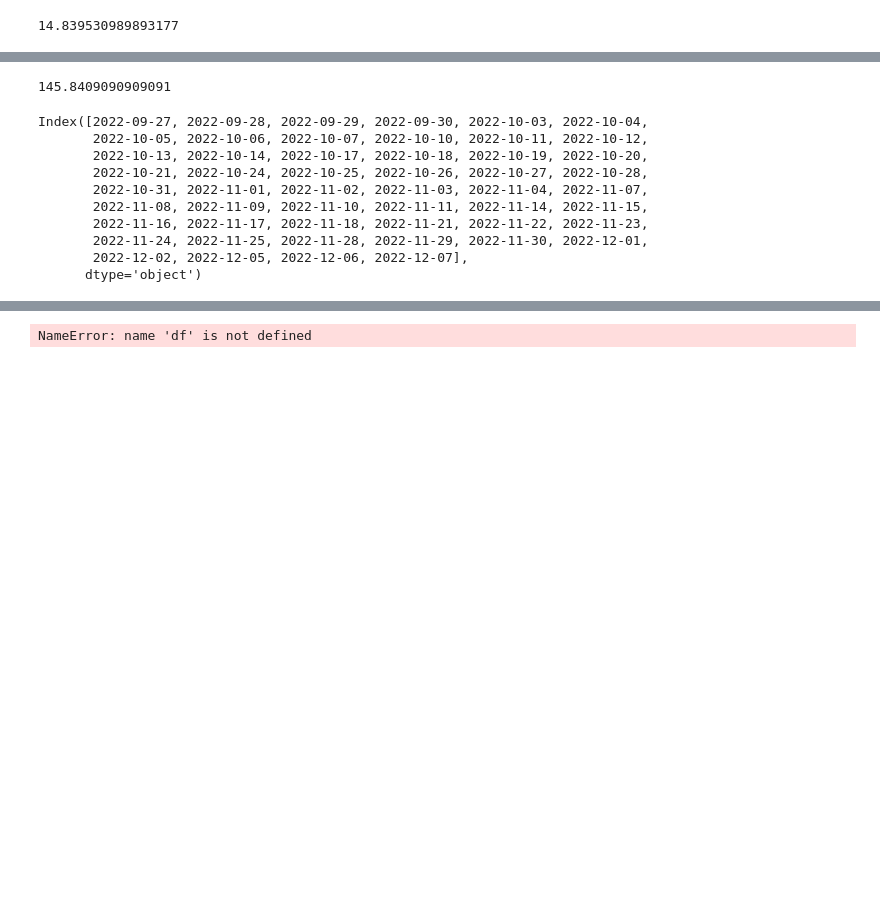
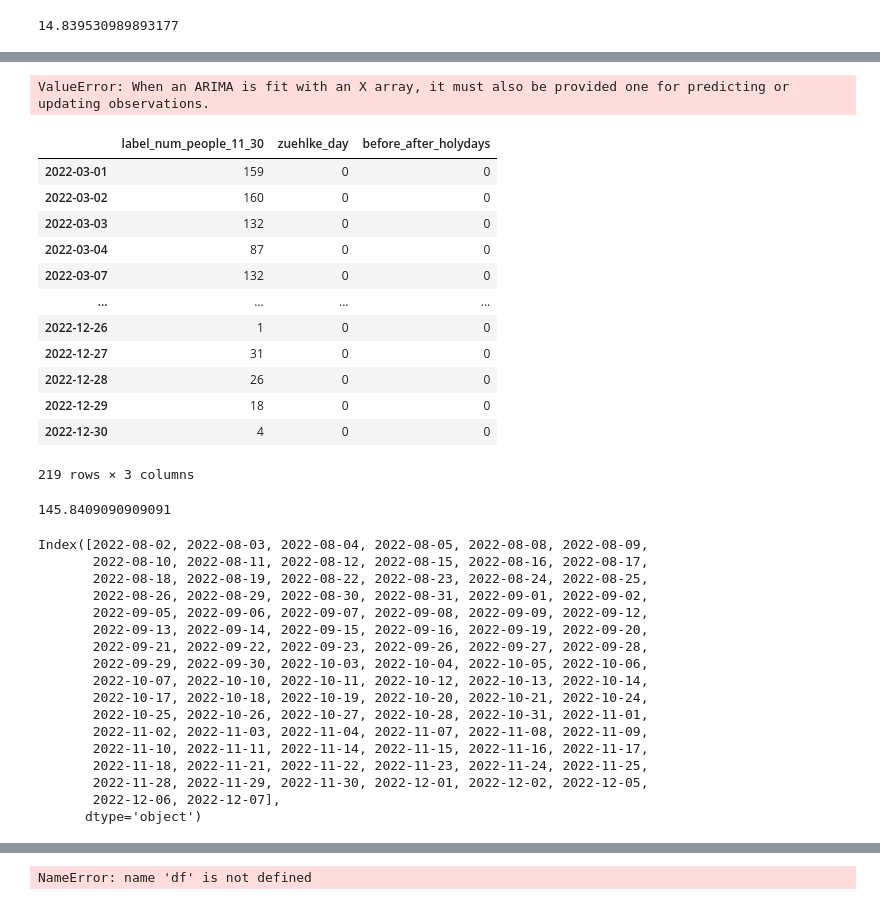
Before and after one commit to flo-meier-go-with-the-flow/food-saving-showcase, a Jupyter notebook: src/models/python_learning.ipynb, the cells around one changed output, grey strips where cells are left out. Drawn from its saved outputs; the diff is of its cells as text; code cells hidden in the pictures; blank space fills up the shorter version.

```diff
--- a/src/models/python_learning.ipynb
+++ b/src/models/python_learning.ipynb
@@ -94,3 +120,29 @@ np.sqrt(np.mean((pairs*(np.random.binomial(n, p, size=10000)-n*p))**2))
+# %%
+model_filename=os.path.join('pickled_models','sarimax_features_to_11_30_people_count.pkl')
+
+with open(model_filename, 'rb') as pkl:
+    sarimax_model=pickle.load(pkl)
+    print(sarimax_model.predict(n_periods=5))
+    #pickle_preds = pickle.load(pkl).predict(n_periods=5)
+# %% [output]
+ValueError: When an ARIMA is fit with an X array, it must also be provided one for predicting or updating observations.
+# %%
+features=features_by_date[['label_num_people_11_30','zuehlke_day','before_after_holydays']]
+features
+# %% [output]
+|  | label_num_people_11_30 | zuehlke_day | before_after_holydays |
+| 2022-03-01 | 159 | 0 | 0 |
+| 2022-03-02 | 160 | 0 | 0 |
+| 2022-03-03 | 132 | 0 | 0 |
+| 2022-03-04 | 87 | 0 | 0 |
+| 2022-03-07 | 132 | 0 | 0 |
+| ... | ... | ... | ... |
+| 2022-12-26 | 1 | 0 | 0 |
+| 2022-12-27 | 31 | 0 | 0 |
+| 2022-12-28 | 26 | 0 | 0 |
+| 2022-12-29 | 18 | 0 | 0 |
+| 2022-12-30 | 4 | 0 | 0 |
+219 rows × 3 columns
 # %%
 train_test_boundary=150
 predictions=np.zeros(len(features_by_date)-train_test_boundary)
@@ -102,15 +154,22 @@ mean_absolute_error(df2['predictions'],df2['label_num_menus_sold'])
 # %% [output]
 145.8409090909091
 # %%
-features_by_date.iloc[train_test_boundary:].index
+features_by_date.iloc[110:].index
 # %% [output]
-Index([2022-09-27, 2022-09-28, 2022-09-29, 2022-09-30, 2022-10-03, 2022-10-04,
-       2022-10-05, 2022-10-06, 2022-10-07, 2022-10-10, 2022-10-11, 2022-10-12,
-       2022-10-13, 2022-10-14, 2022-10-17, 2022-10-18, 2022-10-19, 2022-10-20,
-       2022-10-21, 2022-10-24, 2022-10-25, 2022-10-26, 2022-10-27, 2022-10-28,
-       2022-10-31, 2022-11-01, 2022-11-02, 2022-11-03, 2022-11-04, 2022-11-07,
-       2022-11-08, 2022-11-09, 2022-11-10, 2022-11-11, 2022-11-14, 2022-11-15,
-       2022-11-16, 2022-11-17, 2022-11-18, 2022-11-21, 2022-11-22, 2022-11-23,
-       2022-11-24, 2022-11-25, 2022-11-28, 2022-11-29, 2022-11-30, 2022-12-01,
-       2022-12-02, 2022-12-05, 2022-12-06, 2022-12-07],
+Index([2022-08-02, 2022-08-03, 2022-08-04, 2022-08-05, 2022-08-08, 2022-08-09,
+       2022-08-10, 2022-08-11, 2022-08-12, 2022-08-15, 2022-08-16, 2022-08-17,
+       2022-08-18, 2022-08-19, 2022-08-22, 2022-08-23, 2022-08-24, 2022-08-25,
+       2022-08-26, 2022-08-29, 2022-08-30, 2022-08-31, 2022-09-01, 2022-09-02,
+       2022-09-05, 2022-09-06, 2022-09-07, 2022-09-08, 2022-09-09, 2022-09-12,
+       2022-09-13, 2022-09-14, 2022-09-15, 2022-09-16, 2022-09-19, 2022-09-20,
+       2022-09-21, 2022-09-22, 2022-09-23, 2022-09-26, 2022-09-27, 2022-09-28,
+       2022-09-29, 2022-09-30, 2022-10-03, 2022-10-04, 2022-10-05, 2022-10-06,
+       2022-10-07, 2022-10-10, 2022-10-11, 2022-10-12, 2022-10-13, 2022-10-14,
+       2022-10-17, 2022-10-18, 2022-10-19, 2022-10-20, 2022-10-21, 2022-10-24,
+       2022-10-25, 2022-10-26, 2022-10-27, 2022-10-28, 2022-10-31, 2022-11-01,
+       2022-11-02, 2022-11-03, 2022-11-04, 2022-11-07, 2022-11-08, 2022-11-09,
+       2022-11-10, 2022-11-11, 2022-11-14, 2022-11-15, 2022-11-16, 2022-11-17,
+       2022-11-18, 2022-11-21, 2022-11-22, 2022-11-23, 2022-11-24, 2022-11-25,
+       2022-11-28, 2022-11-29, 2022-11-30, 2022-12-01, 2022-12-02, 2022-12-05,
+       2022-12-06, 2022-12-07],
       dtype='object')
```
Also changed, not shown: parts of 5 cells of this notebook, 13 other files.
